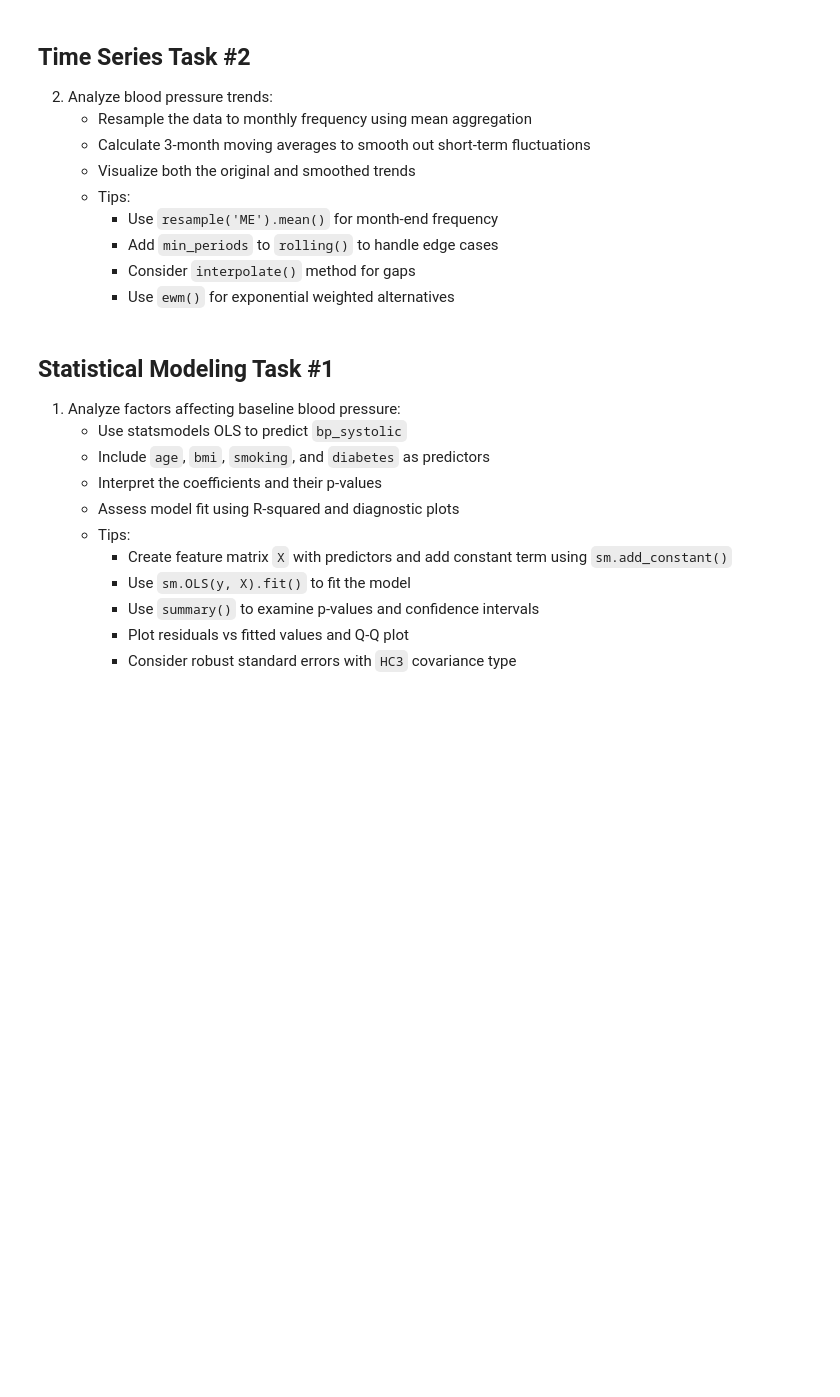
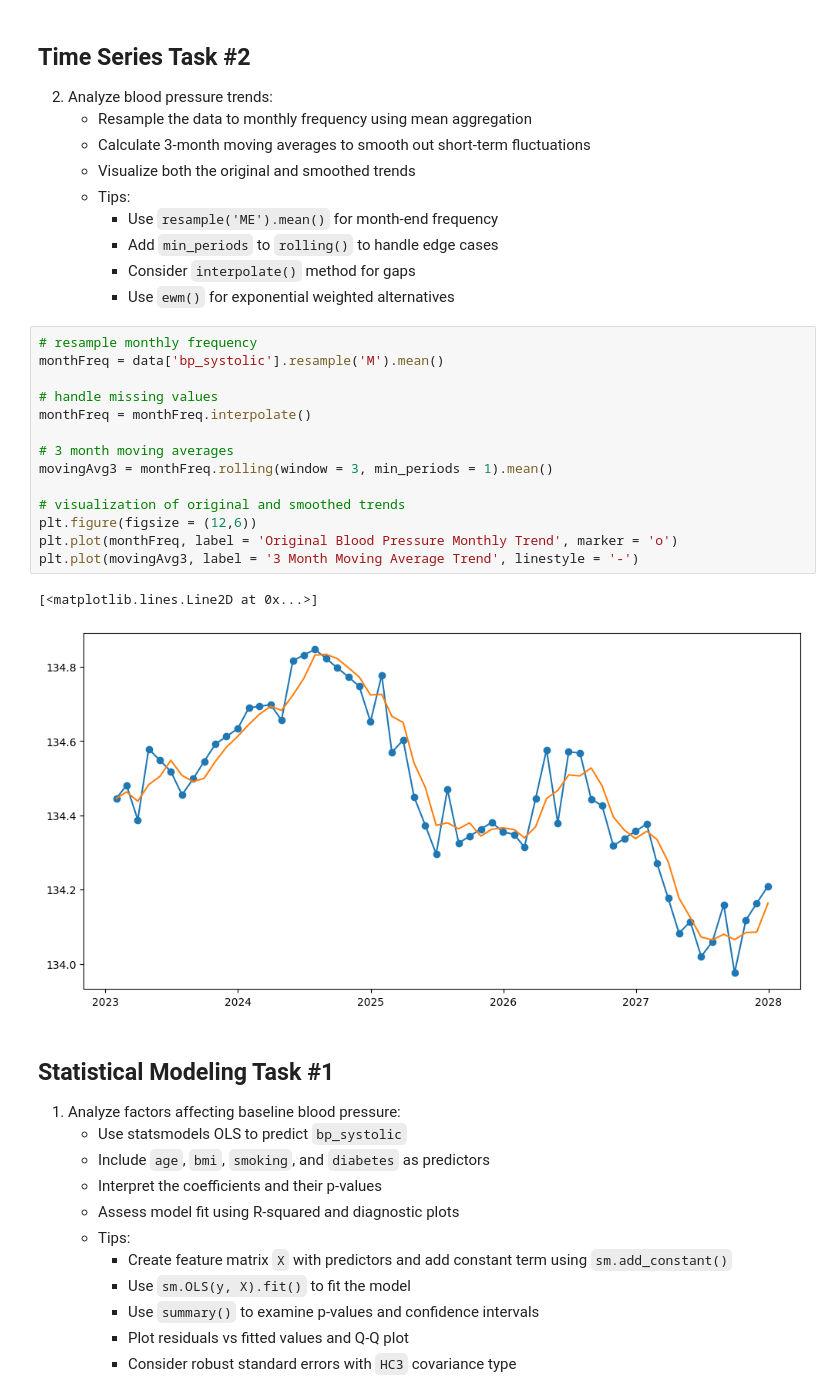
Before and after one commit to UCSF-DataSci/08-time-stats-and-ml-anagasuri, a Jupyter notebook: modeling.ipynb, the cells around one changed output. Drawn from its saved outputs; the diff is of its cells as text; blank space fills up the shorter version.

Commit message:
time series visualization done

```diff
--- a/modeling.ipynb
+++ b/modeling.ipynb
@@ -61,6 +43,23 @@ visit_date
      - Add `min_periods` to `rolling()` to handle edge cases
      - Consider `interpolate()` method for gaps
      - Use `ewm()` for exponential weighted alternatives
+# %%
+# resample monthly frequency
+monthFreq = data['bp_systolic'].resample('M').mean()
+
+# handle missing values
+monthFreq = monthFreq.interpolate()
+
+# 3 month moving averages
+movingAvg3 = monthFreq.rolling(window = 3, min_periods = 1).mean()
+
+# visualization of original and smoothed trends
+plt.figure(figsize = (12,6))
+plt.plot(monthFreq, label = 'Original Blood Pressure Monthly Trend', marker = 'o')
+plt.plot(movingAvg3, label = '3 Month Moving Average Trend', linestyle = '-')
+# %% [output]
+[<matplotlib.lines.Line2D at 0x...>]
+[figure, added]
 # %% [markdown]
 ## Statistical Modeling Task #1
 
```
Also changed, not shown: parts of 1 cell of this notebook.
